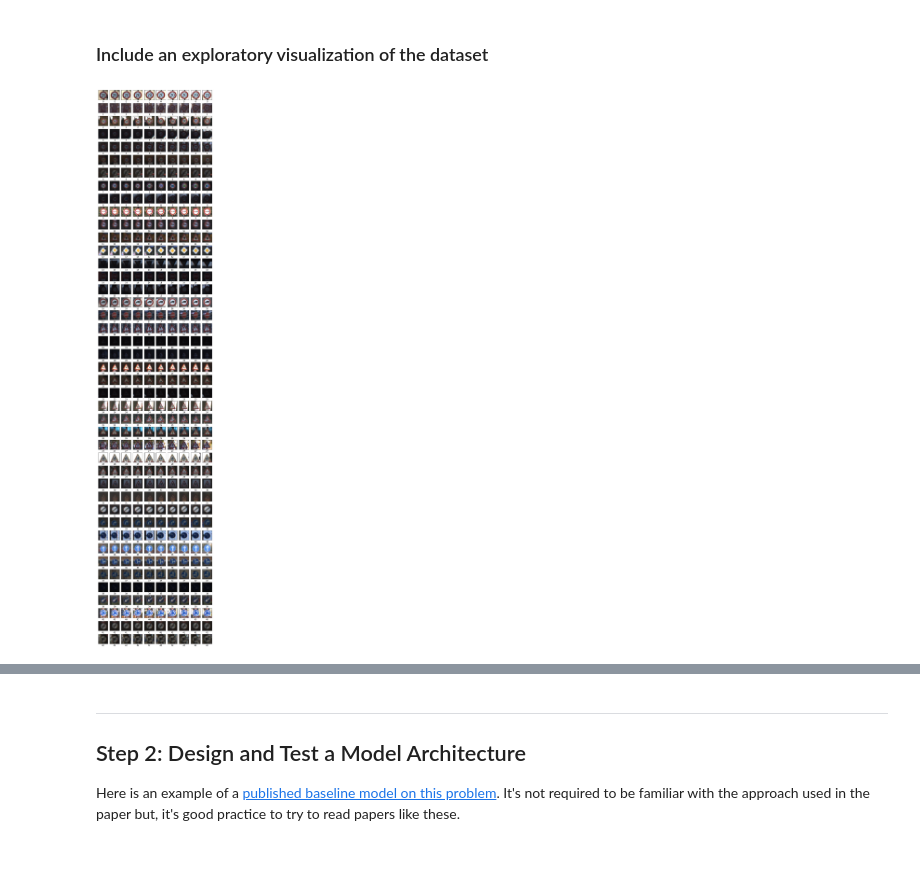
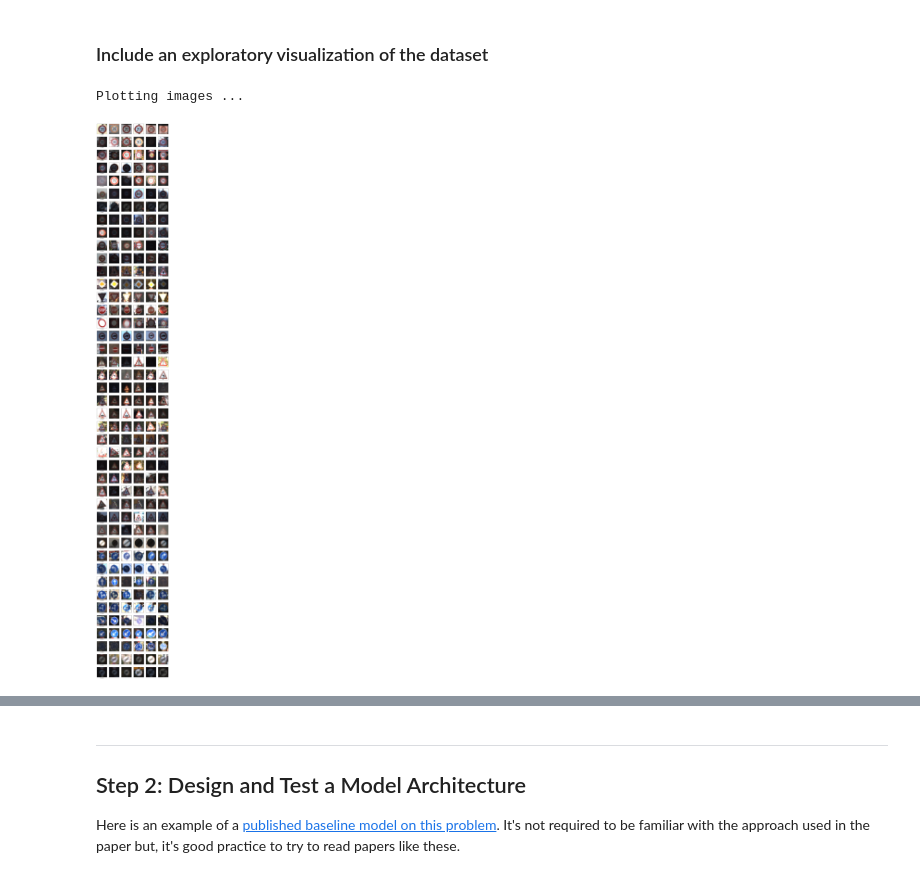
Before and after one commit to jimwatt/P2-traffic_signs, a Jupyter notebook: Traffic_Sign_Classifier.ipynb, the cells around one changed output, grey strips where cells are left out. Cells and saved outputs as stored; diff of their text form; code cells hidden in the pictures.

```diff
--- a/Traffic_Sign_Classifier.ipynb
+++ b/Traffic_Sign_Classifier.ipynb
@@ -66,24 +66,26 @@ Number of classes = 43
 # %%
 import random
 import numpy as np
 import matplotlib.pyplot as plt
 %matplotlib inline
 
 print("Plotting images ...")
-plt.figure(figsize=(10,50))
+fig = plt.figure(figsize=(15,120))
 for ii in range(43):
     indices = np.nonzero(y_train==ii)[0]
-    for jj in range(min(10,len(indices))):
+    np.random.shuffle(indices)
+    for jj in range(min(6,len(indices))):
         index = indices[jj]
         image = X_train[index].squeeze()
-        ax = plt.subplot(43,10,10*ii+jj+1)
-
-#         plt.xlabel("%d" % ii)
+        ax = plt.subplot(43,6,6*ii+jj+1)
+        plt.imshow(image)
         ax.get_xaxis().set_ticks([])
         ax.get_yaxis().set_ticks([])
-        ax.set_ylabel("%d (%d)" % (ii,, rotation=0, size='large')
+        if(jj==0):
+            ax.set_xlabel("%d (%d)" % (ii,len(indices)))
 # %% [output]
+Plotting images ...
-[figure, old version]
+[figure, new version]
 # %%
 plt.figure(figsize=(10,6))
 plt.hist(y_train, 43, facecolor='green', alpha=0.5);
```
Also changed, not shown: parts of 2 cells of this notebook.
